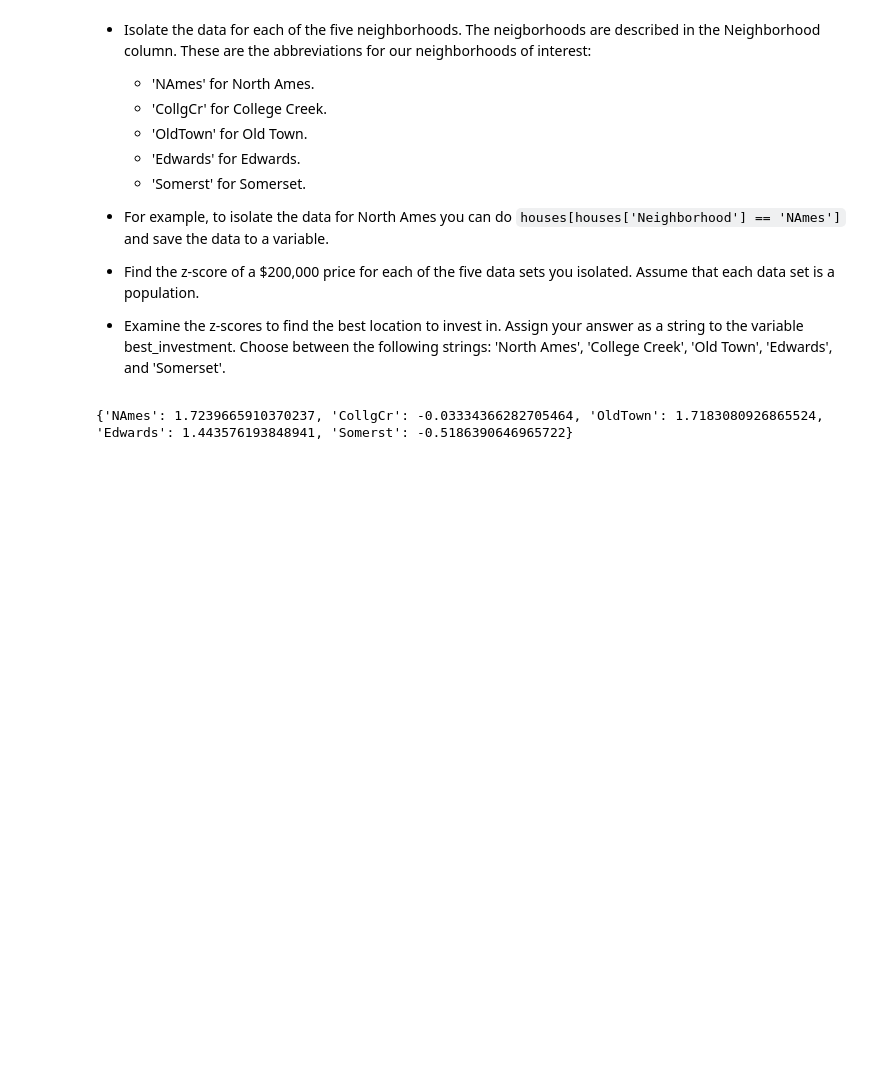
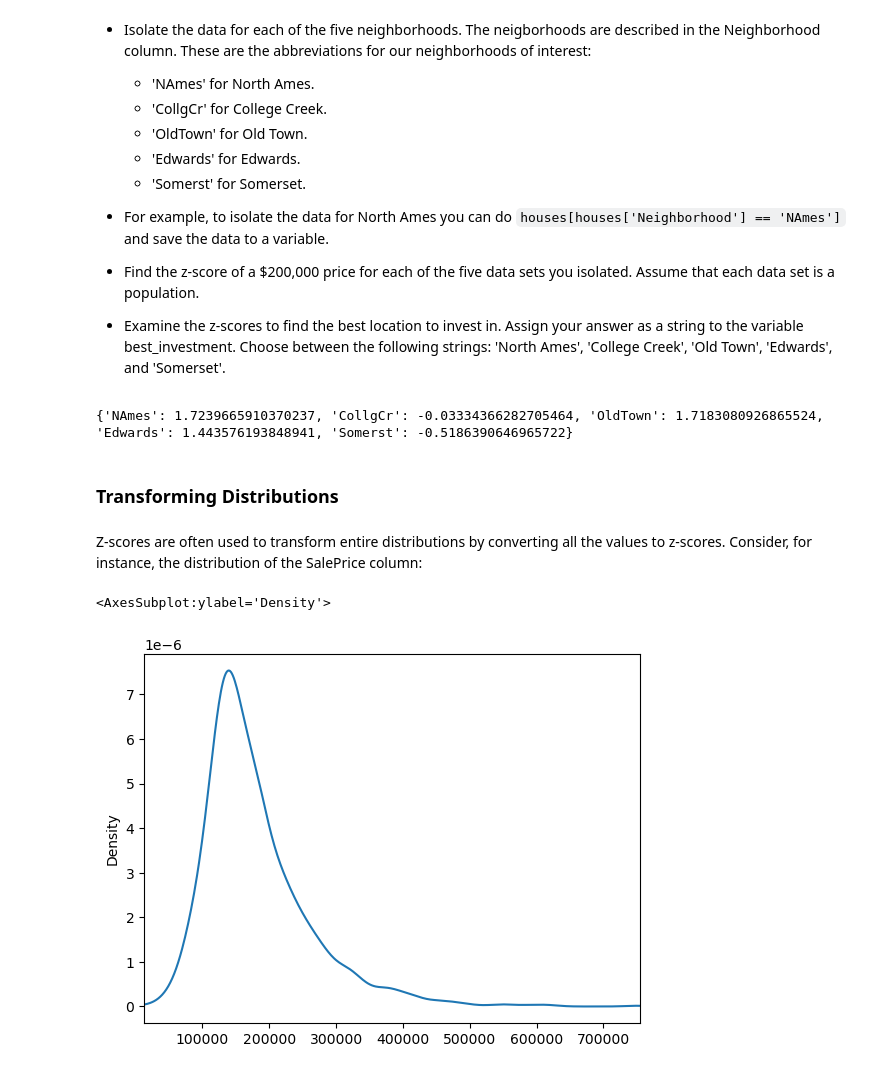
Before and after one commit to castobary/statistics, a Jupyter notebook: 08_module.ipynb, the cells around one changed output. Drawn from its saved outputs; the diff is of its cells as text; code cells hidden in the pictures; blank space fills up the shorter version.

Commit message:
standard distributions

```diff
--- a/08_module.ipynb
+++ b/08_module.ipynb
@@ -163,3 +163,13 @@ print(z_by_location)
 {'NAmes': 1.7239665910370237, 'CollgCr': -0.03334366282705464, 'OldTown': 1.7183080926865524, 'Edwards': 1.443576193848941, 'Somerst': -0.5186390646965722}
 # %%
 best_investment = 'College Creek'
+# %% [markdown]
+### Transforming Distributions
+# %% [markdown]
+Z-scores are often used to transform entire distributions by converting all the values to z-scores. Consider, for instance, the distribution of the SalePrice column:
+# %%
+houses['SalePrice'].plot.kde(xlim = (houses['SalePrice'].min(),
+                                    houses['SalePrice'].max()))
+# %% [output]
+<AxesSubplot:ylabel='Density'>
+[figure, added]
```
Also changed, not shown: parts of 9 cells of this notebook.
